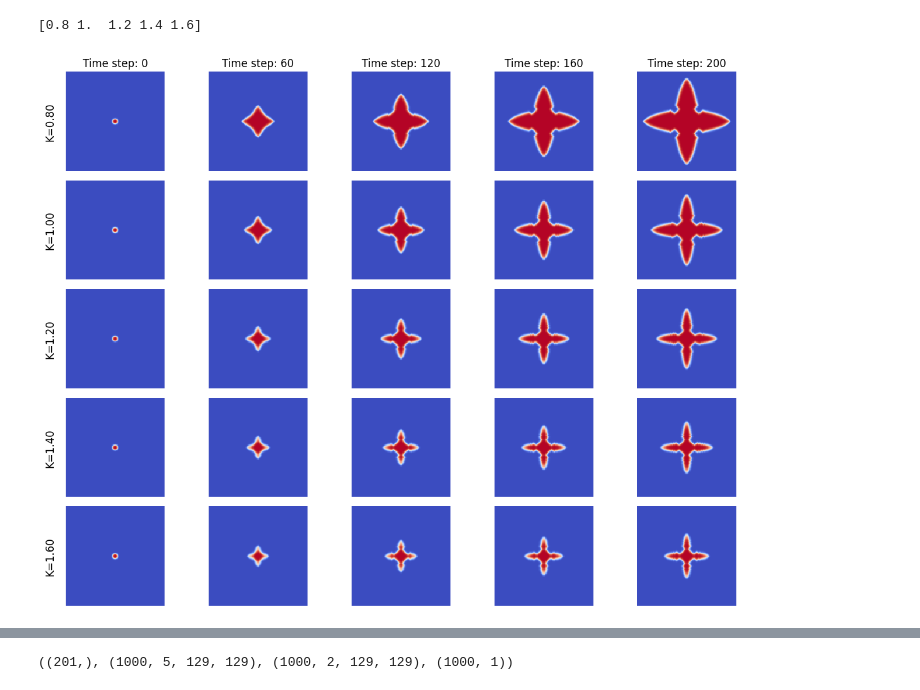
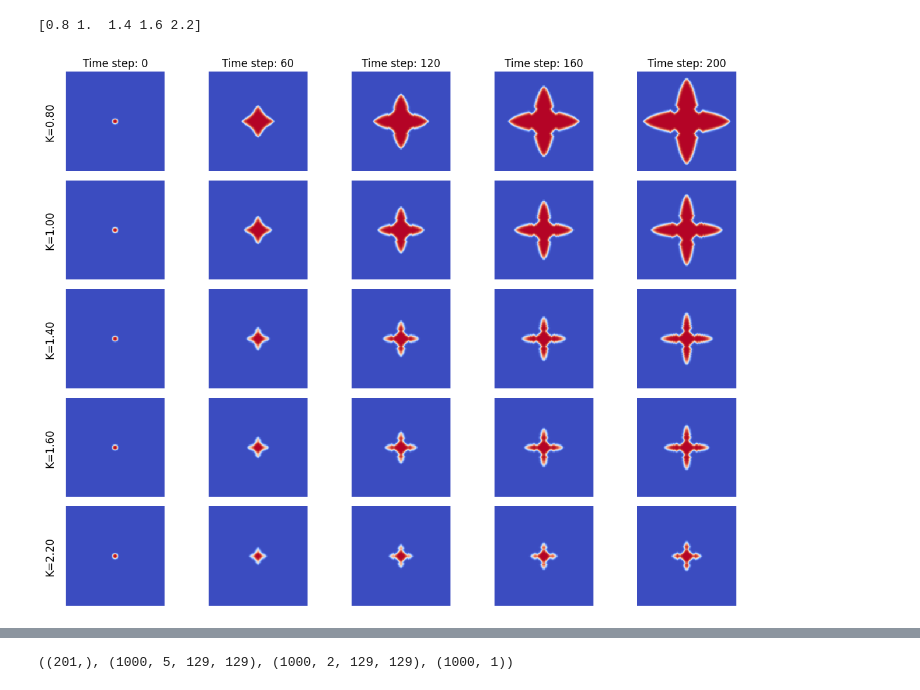
Before and after one commit to NanxiiChen/PF-PINO, a Jupyter notebook: solidification/make_dataset.ipynb, the cells around one changed output, grey strips where cells are left out. Saved outputs shown, nothing was run; the diff lists cells and outputs as text; code cells hidden in the pictures.

```diff
--- a/solidification/make_dataset.ipynb
+++ b/solidification/make_dataset.ipynb
@@ -2,37 +2,37 @@
 import numpy as np
 import matplotlib.pyplot as plt
 # %%
-save_dir = "/root/autodl-tmp/data/solidification_1220"
+save_dir = "/root/autodl-tmp/data/solidification_0210_experiments"
 solutions = np.load(f"{save_dir}/train_valid/solutions_grid.npy")
 mesh = np.load(f"{save_dir}/train_valid/mesh_grid_coords.npy")
 ks = np.load(f"{save_dir}/train_valid/K_values.npy")
 print(ks)
 mesh = np.transpose(mesh, (2, 0, 1))
 meshx = mesh[0, :, :]
 meshy = mesh[1, :, :]
 tics = [0, 60, 120, 160, 200]
 
 fig, axes = plt.subplots(solutions.shape[0], len(tics), figsize=(12, 9))
 for i in range(solutions.shape[0]):
     ax = axes[i, 0]
     ax.text(-0.1, 0.5, f'K={ks[i]:.2f}', va='center', ha='right', rotation='vertical', fontsize=12, transform=ax.transAxes)
     for j in range(len(tics)):
         tic = tics[j]
         ax = axes[i, j]
         ax.pcolormesh(meshx, meshy, solutions[i, tic, 0, :, :], cmap='coolwarm')
         ax.set_aspect('equal')
         ax.set_axis_off()
         if i == 0:
             ax.set_title(f'Time step: {tic}', fontsize=12)
 plt.tight_layout()
 
     # ax = axes[i]
     # ax.pcolormesh(meshx, meshy, solutions[tic, :, :], cmap='coolwarm')
     # ax.set_aspect('equal')
     # ax.set_axis_off()
 # %% [output]
-[0.8 1.  1.2 1.4 1.6]
+[0.8 1.  1.4 1.6 2.2]
-[figure, old version]
+[figure, new version]
 # %%
 ks
 # %% [output]
```
Also changed, not shown: parts of 4 cells of this notebook, 12 other files.
